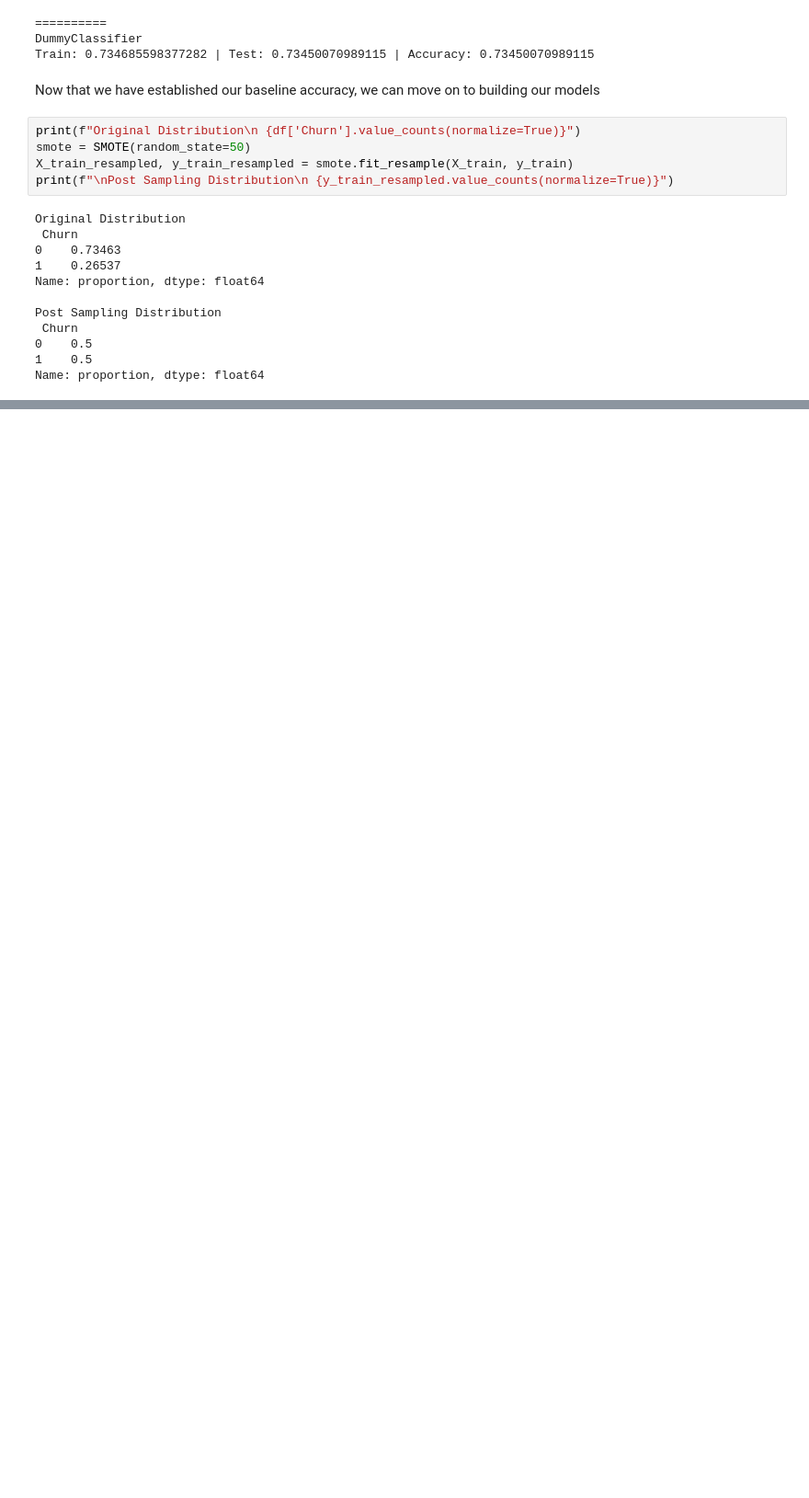
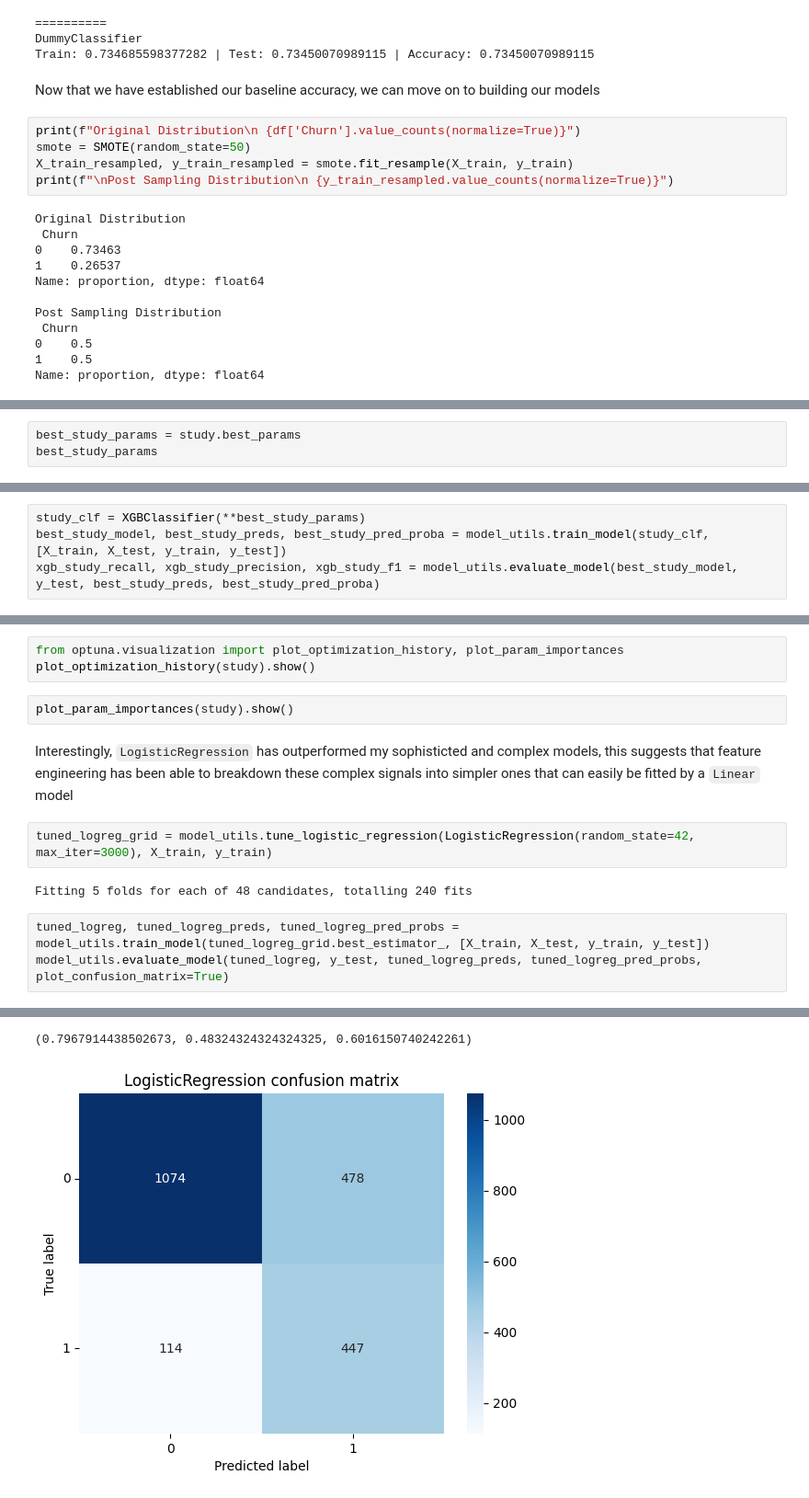
Before and after one commit to DevMohdFaiz/Teleco-Churn, a Jupyter notebook: teleco_nb.ipynb, the cells around one changed output, grey strips where cells are left out. Shown at 92% size. Cells and saved outputs as stored; diff of their text form; blank space fills up the shorter version.

```diff
--- a/teleco_nb.ipynb
+++ b/teleco_nb.ipynb
@@ -316,0 +472,3 @@ model_utils.plot_roc_curve(xgb_smote_model, y_test, xgb_smote_preds, xgb_smote_p
+# %%
+best_study_params = study.best_params
+best_study_params
@@ -316,0 +484,4 @@ model_utils.plot_roc_curve(xgb_smote_model, y_test, xgb_smote_preds, xgb_smote_p
+# %%
+study_clf = XGBClassifier(**best_study_params)
+best_study_model, best_study_preds, best_study_pred_proba = model_utils.train_model(study_clf, [X_train, X_test, y_train, y_test])
+xgb_study_recall, xgb_study_precision, xgb_study_f1 = model_utils.evaluate_model(best_study_model, y_test, best_study_preds, best_study_pred_proba)
@@ -316,0 +506,15 @@ model_utils.plot_roc_curve(xgb_smote_model, y_test, xgb_smote_preds, xgb_smote_p
+# %%
+from optuna.visualization import plot_optimization_history, plot_param_importances
+plot_optimization_history(study).show()
+# %%
+plot_param_importances(study).show()
+# %% [markdown]
+Interestingly, `LogisticRegression` has outperformed my sophisticted and complex models, this suggests that feature engineering has been able to breakdown these complex signals into simpler ones that can easily be fitted by a `Linear` model
+# %%
+tuned_logreg_grid = model_utils.tune_logistic_regression(LogisticRegression(random_state=42, max_iter=3000), X_train, y_train)
+# %% [output]
+Fitting 5 folds for each of 48 candidates, totalling 240 fits
+# %%
+tuned_logreg, tuned_logreg_preds, tuned_logreg_pred_probs = model_utils.train_model(tuned_logreg_grid.best_estimator_, [X_train, X_test, y_train, y_test])
+model_utils.evaluate_model(tuned_logreg, y_test, tuned_logreg_preds, tuned_logreg_pred_probs, plot_confusion_matrix=True)
+# %% [output]
@@ -316,0 +538,2 @@ model_utils.plot_roc_curve(xgb_smote_model, y_test, xgb_smote_preds, xgb_smote_p
+(0.7967914438502673, 0.48324324324324325, 0.6016150740242261)
+[figure, added]
```
Also changed, not shown: parts of 41 cells of this notebook, 8 other files.
